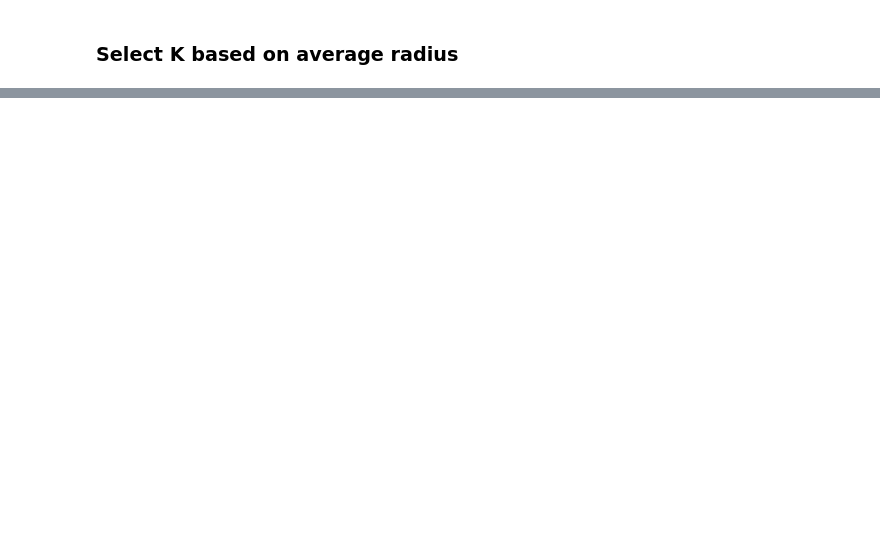
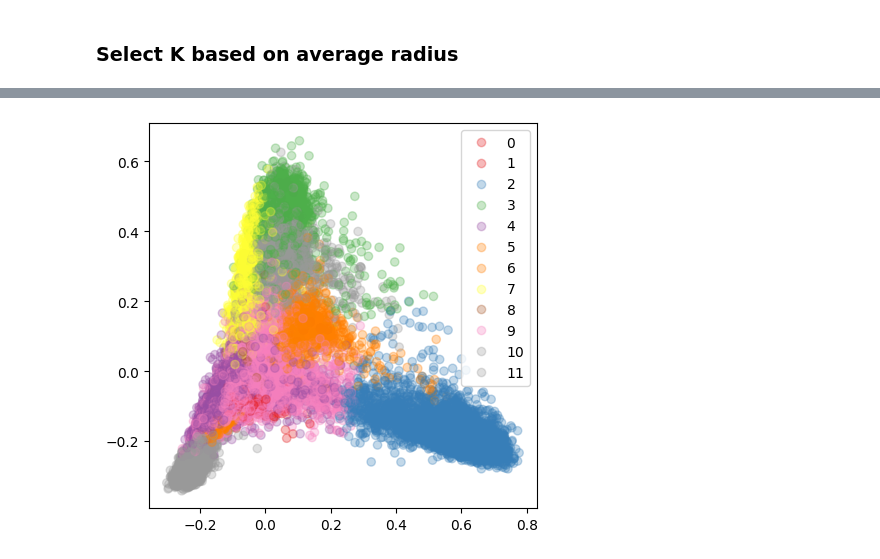
Before and after one commit to SebastianBitsch/wiki-suggest, a Jupyter notebook: text-processing/clustering.ipynb, the cells around one changed output, grey strips where cells are left out. Drawn from its saved outputs; the diff is of its cells as text; code cells hidden in the pictures; blank space fills up the shorter version.

```diff
--- a/text-processing/clustering.ipynb
+++ b/text-processing/clustering.ipynb
@@ -60,0 +110,6 @@ scatter(points, colors=labels)
+# %%
+N_CLUSTERS = 12
+labels, centroids = KMeans(n_clusters = N_CLUSTERS).cluster(X_tfidf)
+pca(X_tfidf, labels=labels)
+# %% [output]
+[figure, added]
```
Also changed, not shown: parts of 17 cells of this notebook, 5 other files.
